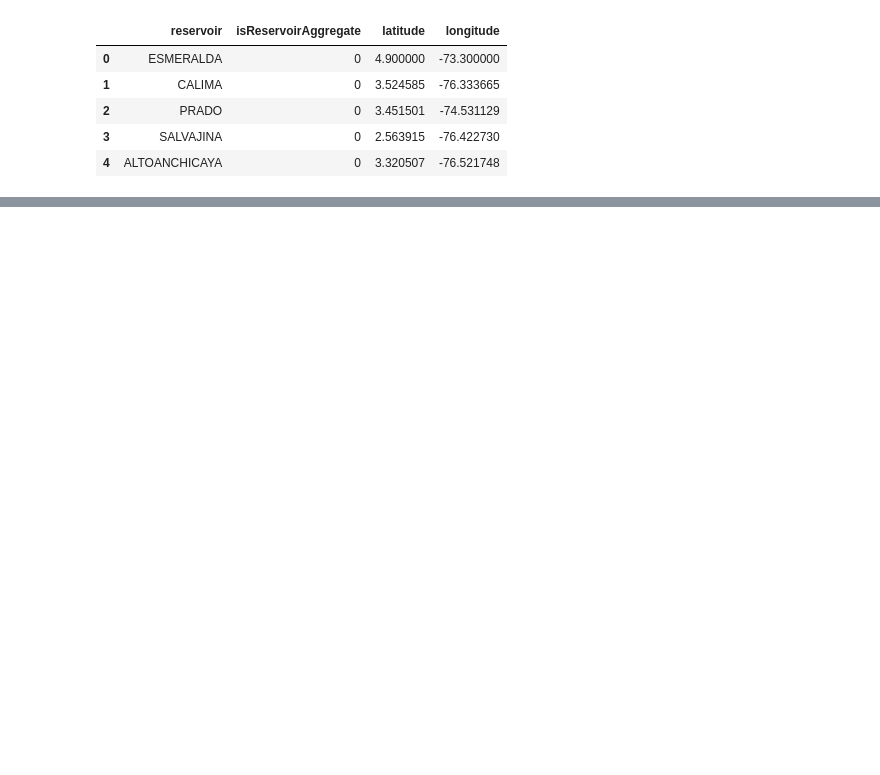
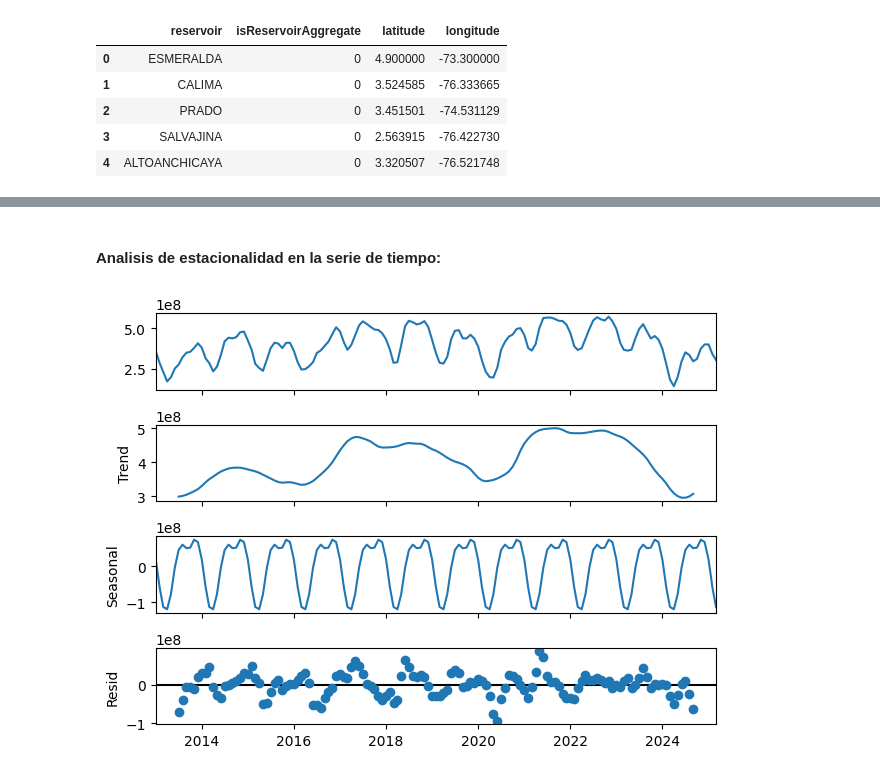
Before and after one commit to jsslTueniuane/JSSL-INV-FUNC-BACKEND, a Jupyter notebook: src/Analysis/ExploratoryAnalysis.ipynb, the cells around one changed output, grey strips where cells are left out. Saved outputs shown, nothing was run; the diff lists cells and outputs as text; code cells hidden in the pictures; blank space fills up the shorter version.

```diff
--- a/src/Analysis/ExploratoryAnalysis.ipynb
+++ b/src/Analysis/ExploratoryAnalysis.ipynb
@@ -122,0 +189,9 @@ max                     0.0   7.866667 -73.290070
+# %%
+import pandas as pd
+import matplotlib.pyplot as plt
+
+# Cargar el archivo de datos
+data = pd.read_excel("D:\mis documentos\Personal\Repos\JSSL-INV-FUNC-BACKEND\Data\SIMEM\ReservasHidraulicasEnergía.xlsx")
+data['Fecha'] = pd.to_datetime(data['Fecha'])
+# Mostrar las primeras filas del DataFrame
+data.head()
@@ -122,0 +261,18 @@ max                     0.0   7.866667 -73.290070
+# %% [markdown]
+#### **Analisis de estacionalidad en la serie de tiempo:**
+# %%
+from statsmodels.tsa.seasonal import seasonal_decompose
+from datetime import date
+
+grouped_data = data.groupby(data['Fecha'].dt.to_period('M')).agg({
+    'VolumenUtilDiarioEnergia': 'mean',
+    'CapacidadUtilEnergia': 'max',
+    'VertimientosEnergia': 'sum',
+    'VolumenTotalEnergia': 'sum'
+}).reset_index()
+grouped_data['Fecha'] = grouped_data['Fecha'].dt.to_timestamp()
+decomposition = seasonal_decompose(grouped_data[['Fecha','VolumenUtilDiarioEnergia']].set_index('Fecha'), model='additive')
+decomposition.plot()
+plt.show()
+# %% [output]
+[figure, added]
```
Also changed, not shown: parts of 41 cells of this notebook, 14 other files.
